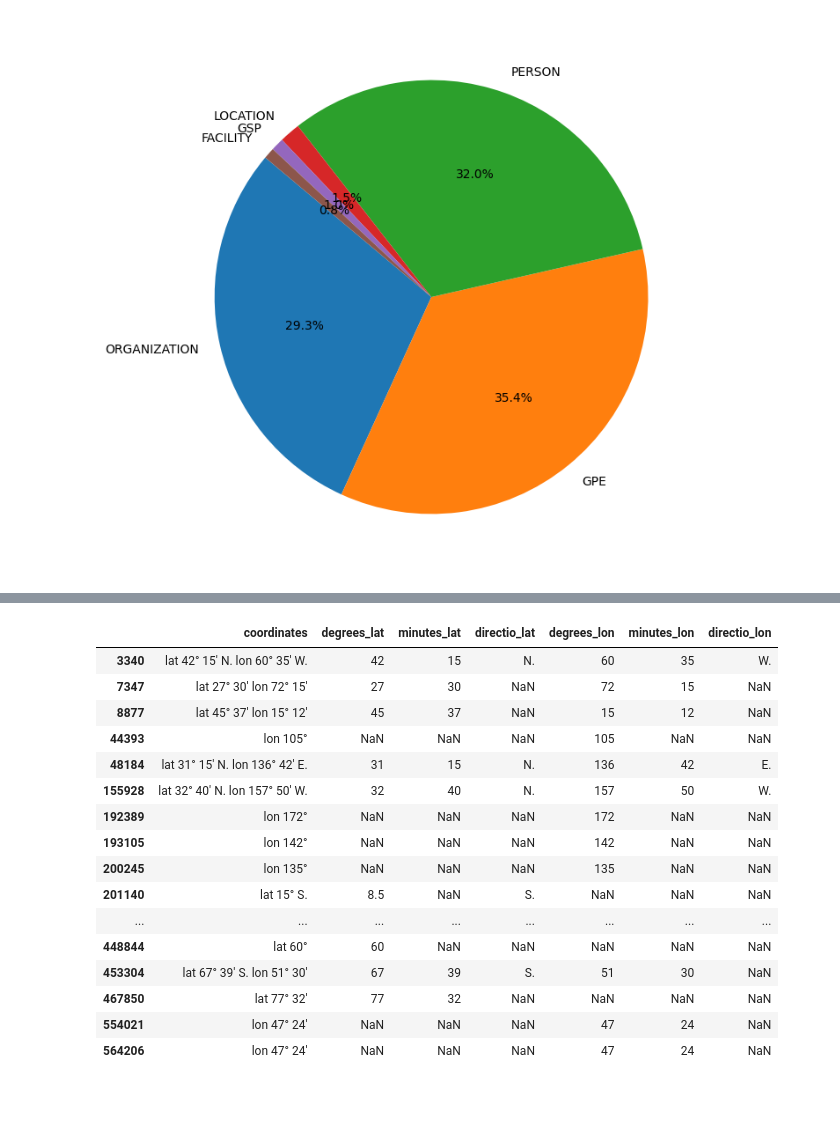
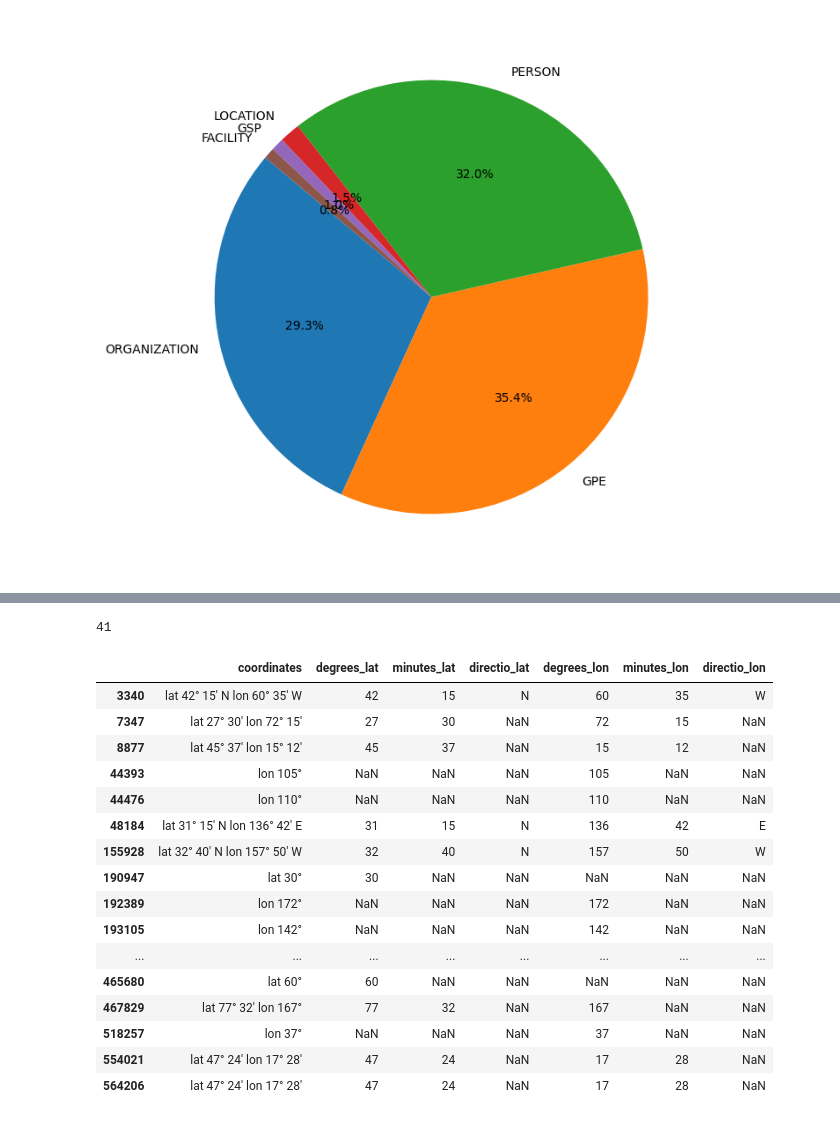
Before and after one commit to lougau92/text-mining-Jules-Vernes, a Jupyter notebook: text and entity extraction.ipynb, the cells around one changed output, grey strips where cells are left out. Saved outputs shown, nothing was run; the diff lists cells and outputs as text; code cells hidden in the pictures.

```diff
--- a/text and entity extraction.ipynb
+++ b/text and entity extraction.ipynb
@@ -105,3 +97,8 @@ Sentence = (S
   ./.)
 
 NEs = (NE Calcutta/NNP) (NE Burnach/NNP Steam/NNP Navigation/NNP Company/NNP) (NE Australia/NNP)
+# %%
+# print all sentences containing the character '°'
+for sent in sentences:
+    if '°' in sent:
+        print(sent)
@@ -260,7 +334,7 @@ df.columns = ['coordinates']
 # split the coordinates into degrees, minutes, direction
 df['degrees'] = df['coordinates'].str.extract(r'(\d{1,3})°')
 df['minutes'] = df['coordinates'].str.extract(r'(\d{1,3})\'')
-df['direction'] = df['coordinates'].str.extract(r'([NSEW]\.|[nN]orth|[sS]outh|[eE]ast|[wW]est)')
+df['direction'] = df['coordinates'].str.extract(r'([NSEW]|[nN]orth|[sS]outh|[eE]ast|[wW]est)')
 df['type'] = df['coordinates'].str.extract(r'(lat|lon)')
-df.head(15)
+df.tail(15)
 # %% [output]
@@ -322,47 +407,49 @@ while i < len(df_concat)-1:
             try:   df_concat.loc[df_concat.index[i], ['minutes_lon']] = str((int(df_concat.iloc[i]['minutes_lon'])+int(df_concat.iloc[i+1]['minutes_lon']))/2)
             except:  None
             try:  df_concat.loc[df_concat.index[i], ['directio_lon']] = df_concat.iloc[i]['directio_lon']
             except:  None
 
     i+=1
 
 # equivalent to the above code but without using dataframes
 # concatenate the long and lat coordinates based on their proximity
 # max_index_distance = 30
 # concat_coordinates = {}
 # keys = list(book_coordinates.keys())
 # for i in keys:
 #     for j in keys:
 #         if i in book_coordinates and j in book_coordinates:
 #             if i != j and abs(i-j) < max_index_distance:
 #                 if 'lat' in book_coordinates[i] and 'lon' in book_coordinates[j]:
 #                     book_coordinates[i] = book_coordinates[i]+' '+book_coordinates[j]
 #                     book_coordinates.pop(j)
 #                     break
 # # print the 10 first coordinates
 # for i in list(book_coordinates.keys()):
 #     print(book_coordinates[i])
 
 df_concat.drop(['type'], axis=1, inplace=True)
 
 # save the coordinates to a csv file
-df_concat.to_csv('coordinates.csv')
+df_concat.to_csv('./data/coordinates.csv')
+print(len(df_concat))
 df_concat.head(50)
 # %% [output]
+41
 |  | coordinates | degrees_lat | minutes_lat | directio_lat | degrees_lon | minutes_lon | directio_lon |
-| 3340 | lat 42° 15' N. lon 60° 35' W. | 42 | 15 | N. | 60 | 35 | W. |
+| 3340 | lat 42° 15' N lon 60° 35' W | 42 | 15 | N | 60 | 35 | W |
 | 7347 | lat 27° 30' lon 72° 15' | 27 | 30 | NaN | 72 | 15 | NaN |
 | 8877 | lat 45° 37' lon 15° 12' | 45 | 37 | NaN | 15 | 12 | NaN |
 | 44393 | lon 105° | NaN | NaN | NaN | 105 | NaN | NaN |
-| 48184 | lat 31° 15' N. lon 136° 42' E. | 31 | 15 | N. | 136 | 42 | E. |
-| 155928 | lat 32° 40' N. lon 157° 50' W. | 32 | 40 | N. | 157 | 50 | W. |
+| 44476 | lon 110° | NaN | NaN | NaN | 110 | NaN | NaN |
+| 48184 | lat 31° 15' N lon 136° 42' E | 31 | 15 | N | 136 | 42 | E |
+| 155928 | lat 32° 40' N lon 157° 50' W | 32 | 40 | N | 157 | 50 | W |
+| 190947 | lat 30° | 30 | NaN | NaN | NaN | NaN | NaN |
 | 192389 | lon 172° | NaN | NaN | NaN | 172 | NaN | NaN |
 | 193105 | lon 142° | NaN | NaN | NaN | 142 | NaN | NaN |
-| 200245 | lon 135° | NaN | NaN | NaN | 135 | NaN | NaN |
-| 201140 | lat 15° S. | 8.5 | NaN | S. | NaN | NaN | NaN |
 | ... | ... | ... | ... | ... | ... | ... | ... |
-| 448844 | lat 60° | 60 | NaN | NaN | NaN | NaN | NaN |
-| 453304 | lat 67° 39' S. lon 51° 30' | 67 | 39 | S. | 51 | 30 | NaN |
-| 467850 | lat 77° 32' | 77 | 32 | NaN | NaN | NaN | NaN |
-| 554021 | lon 47° 24' | NaN | NaN | NaN | 47 | 24 | NaN |
-| 564206 | lon 47° 24' | NaN | NaN | NaN | 47 | 24 | NaN |
+| 465680 | lat 60° | 60 | NaN | NaN | NaN | NaN | NaN |
+| 467829 | lat 77° 32' lon 167° | 77 | 32 | NaN | 167 | NaN | NaN |
+| 518257 | lon 37° | NaN | NaN | NaN | 37 | NaN | NaN |
+| 554021 | lat 47° 24' lon 17° 28' | 47 | 24 | NaN | 17 | 28 | NaN |
+| 564206 | lat 47° 24' lon 17° 28' | 47 | 24 | NaN | 17 | 28 | NaN |
```
Also changed, not shown: parts of 9 cells of this notebook, 7 other files.
